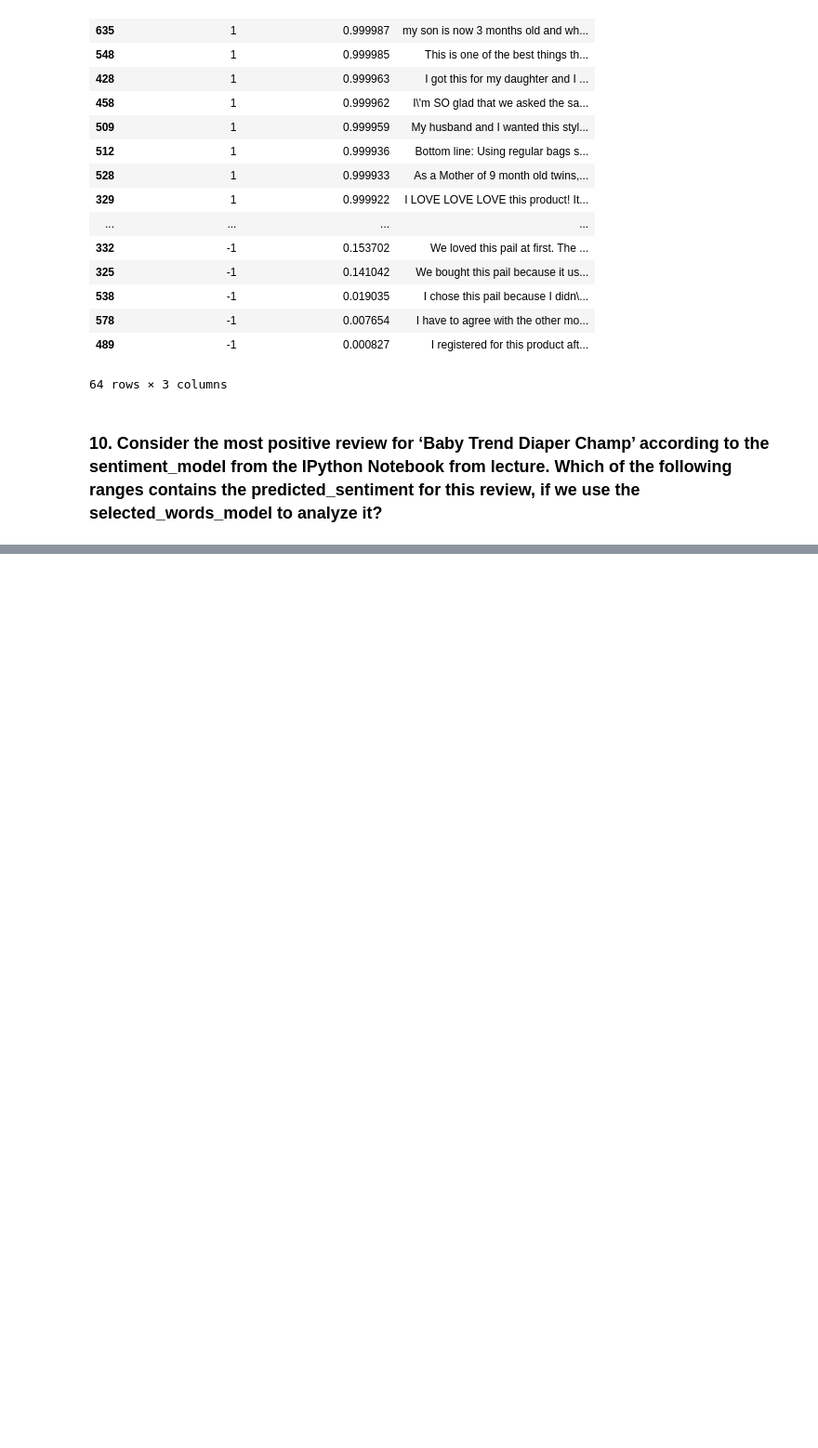
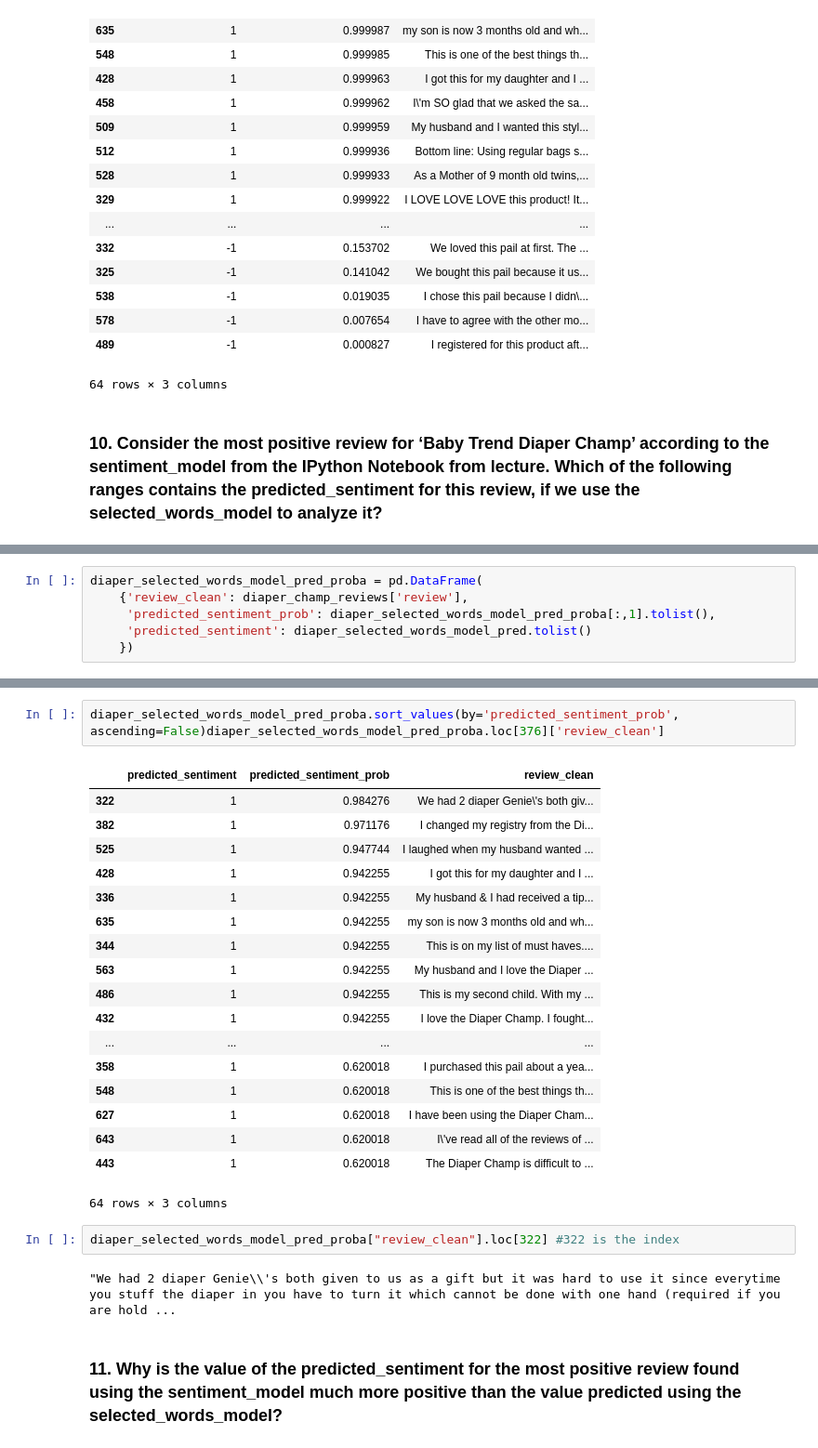
Before and after one commit to albertovpd/machine_learning_specialization_washington_university, a Jupyter notebook: course_work/c1w3_quizz_1-recommender_system.ipynb, the cells around one changed output, grey strips where cells are left out. Shown at 93% size. Cells and saved outputs as stored; diff of their text form; blank space fills up the shorter version.

```diff
--- a/course_work/c1w3_quizz_1-recommender_system.ipynb
+++ b/course_work/c1w3_quizz_1-recommender_system.ipynb
@@ -302,0 +323,6 @@ diaper_review_sentiment_pred_proba.sort_values(by='predicted_sentiment_prob', as
+# %%
+diaper_selected_words_model_pred_proba = pd.DataFrame(
+    {'review_clean': diaper_champ_reviews['review'],
+     'predicted_sentiment_prob': diaper_selected_words_model_pred_proba[:,1].tolist(),
+     'predicted_sentiment': diaper_selected_words_model_pred.tolist()
+    })
@@ -302,0 +333,27 @@ diaper_review_sentiment_pred_proba.sort_values(by='predicted_sentiment_prob', as
+# %%
+diaper_selected_words_model_pred_proba.sort_values(by='predicted_sentiment_prob', ascending=False)diaper_selected_words_model_pred_proba.loc[376]['review_clean']
+# %% [output]
+|  | predicted_sentiment | predicted_sentiment_prob | review_clean |
+| 322 | 1 | 0.984276 | We had 2 diaper Genie\'s both giv... |
+| 382 | 1 | 0.971176 | I changed my registry from the Di... |
+| 525 | 1 | 0.947744 | I laughed when my husband wanted ... |
+| 428 | 1 | 0.942255 | I got this for my daughter and I ... |
+| 336 | 1 | 0.942255 | My husband & I had received a tip... |
+| 635 | 1 | 0.942255 | my son is now 3 months old and wh... |
+| 344 | 1 | 0.942255 | This is on my list of must haves.... |
+| 563 | 1 | 0.942255 | My husband and I love the Diaper ... |
+| 486 | 1 | 0.942255 | This is my second child. With my ... |
+| 432 | 1 | 0.942255 | I love the Diaper Champ. I fought... |
+| ... | ... | ... | ... |
+| 358 | 1 | 0.620018 | I purchased this pail about a yea... |
+| 548 | 1 | 0.620018 | This is one of the best things th... |
+| 627 | 1 | 0.620018 | I have been using the Diaper Cham... |
+| 643 | 1 | 0.620018 | I\'ve read all of the reviews of ... |
+| 443 | 1 | 0.620018 | The Diaper Champ is difficult to ... |
+64 rows × 3 columns
+# %%
+diaper_selected_words_model_pred_proba["review_clean"].loc[322] #322 is the index
+# %% [output]
+"We had 2 diaper Genie\\'s both given to us as a gift but it was hard to use it since everytime you stuff the diaper in you have to turn it which cannot be done with one hand (required if you are hold ...
+# %% [markdown]
+### 11. Why is the value of the predicted_sentiment for the most positive review found using the sentiment_model much more positive than the value predicted using the selected_words_model?
```
Also changed, not shown: parts of 4 cells of this notebook, 1 other file.
